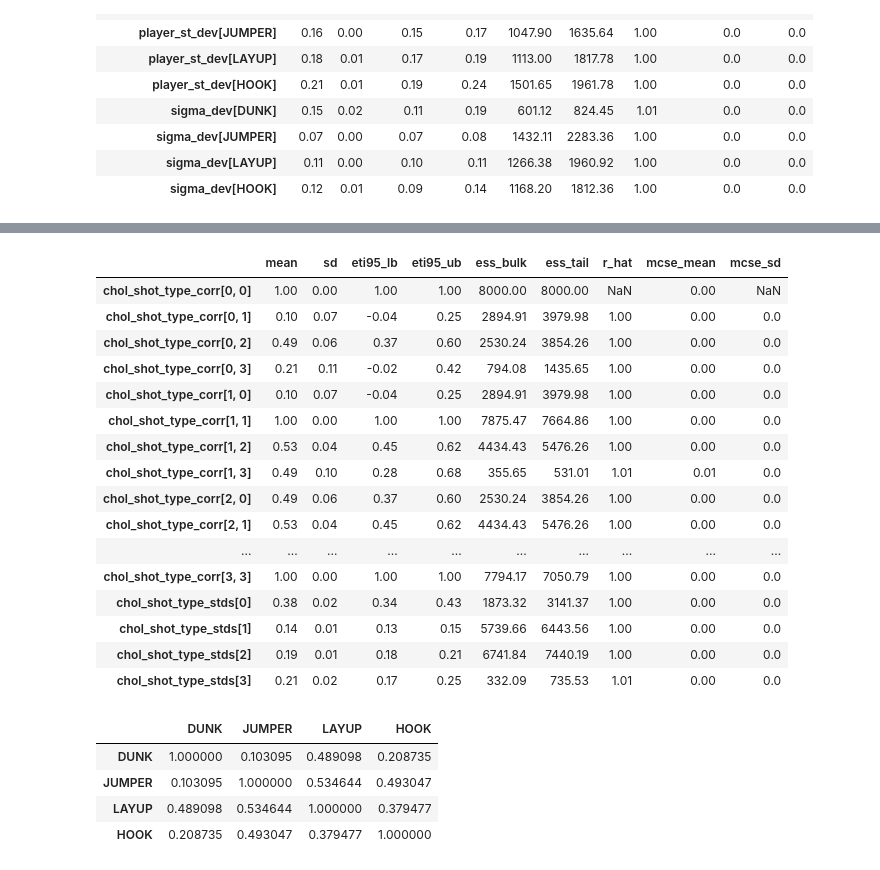
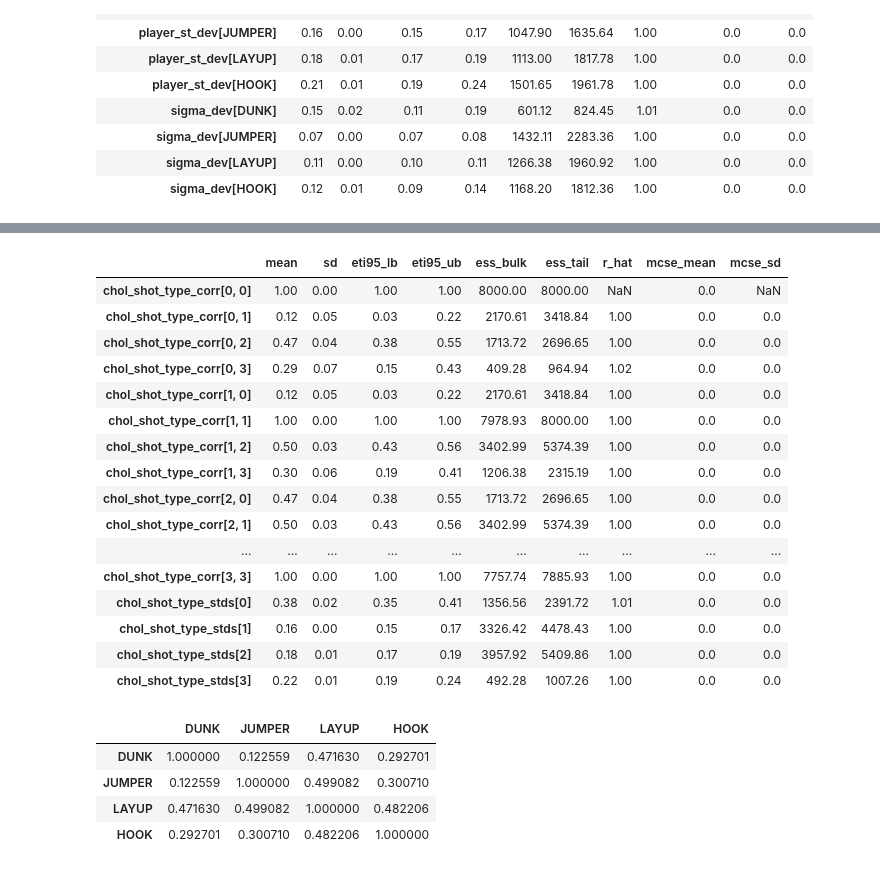
Before and after one commit to remmertjack/portfolio, a Jupyter notebook: bball_shotprobs/v2/skill_model.ipynb, the cells around one changed output, grey strips where cells are left out. Saved outputs shown, nothing was run; the diff lists cells and outputs as text; code cells hidden in the pictures.

```diff
--- a/bball_shotprobs/v2/skill_model.ipynb
+++ b/bball_shotprobs/v2/skill_model.ipynb
@@ -45,14 +45,8 @@ df.head(10)
 | 8 | A.J. Lawson (1630639) | 2024-25 | LAYUP | 1630639.0 | A.J. Lawson | 25.043121 | -0.561239 | 78.0 | -0.203215 | ... |
 | 9 | A.J. Lawson (1630639) | 2025-26 | DUNK | 1630639.0 | A.J. Lawson | 26.042437 | -0.318437 | 78.0 | -0.203215 | ... |
 # %%
-# df = df.loc[df['SEASON'].isin(['2021-22','2022-23','2023-24','2024-25','2025-26'])]
-# min_attempts_threshold = 100
-# player_attempts = df.groupby("player_full_id")["attempts"].sum()
-# active_players = player_attempts[player_attempts >= min_attempts_threshold].index
-# df_filtered = df[df["player_full_id"].isin(active_players)]
-# df_filtered = df_filtered.groupby(['player_full_id', 'shot_type']).filter(lambda x: x['attempts'].sum() >= 20)
-# df_filtered.head()
-# df = df_filtered.copy()
+test = df.loc[df['SEASON'].isin(['2025-26'])].reset_index(drop=True)
+df = df.loc[~df['SEASON'].isin(['2025-26'])].reset_index(drop=True)
 # %%
 df.shape
 # %% [output]
@@ -306,7 +255,7 @@ coords = {
 n_shot_types = len(shot_type_lookup.keys())
 n_seasons = len(coords["season"])
 
-with pm.Model(coords=coords) as model_chol:
+with pm.Model(coords=coords) as model_mvn:
     shots_made = pm.Data("shots_made", target, dims=("obs_id",))
     offset_data = pm.Data("offset_data", offset_vals, dims=("obs_id",))
     attempts_data = pm.Data("attempts_data", attempts_vals, dims=("obs_id",))
@@ -342,6 +291,6 @@ with pm.Model(coords=coords) as model_chol:
     )
     pm.Binomial("obs", n=attempts_data, p=pm.math.sigmoid(theta), observed=shots_made)
 # %%
-trace_chol = sample(model_chol, tune=3000, draws=2000, target_accept=0.99, dense_mass=True)
+trace_mvn = sample(model_mvn, tune=3000, draws=2000, target_accept=0.99, dense_mass=True, path='trace_mvn.nc')
 # %% [output]
 The rhat statistic is larger than 1.01 for some parameters. This indicates problems during sampling. See https://arxiv.org/abs/1903.08008 for details
@@ -369,25 +317,25 @@ azs.summary(trace_chol, var_names=["offset_weight", "shot_type_intercept", "chol
 # %%
-az.summary(trace_chol, var_names=["chol_shot_type_corr","chol_shot_type_stds"], ci_prob=0.95, round_to=2)
+az.summary(trace_mvn, var_names=["chol_shot_type_corr","chol_shot_type_stds"], ci_prob=0.95, round_to=2)
 # %% [output]
 |  | mean | sd | eti95_lb | eti95_ub | ess_bulk | ess_tail | r_hat | mcse_mean | mcse_sd |
-| chol_shot_type_corr[0, 0] | 1.00 | 0.00 | 1.00 | 1.00 | 8000.00 | 8000.00 | NaN | 0.00 | NaN |
-| chol_shot_type_corr[0, 1] | 0.10 | 0.07 | -0.04 | 0.25 | 2894.91 | 3979.98 | 1.00 | 0.00 | 0.0 |
-| chol_shot_type_corr[0, 2] | 0.49 | 0.06 | 0.37 | 0.60 | 2530.24 | 3854.26 | 1.00 | 0.00 | 0.0 |
-| chol_shot_type_corr[0, 3] | 0.21 | 0.11 | -0.02 | 0.42 | 794.08 | 1435.65 | 1.00 | 0.00 | 0.0 |
-| chol_shot_type_corr[1, 0] | 0.10 | 0.07 | -0.04 | 0.25 | 2894.91 | 3979.98 | 1.00 | 0.00 | 0.0 |
-| chol_shot_type_corr[1, 1] | 1.00 | 0.00 | 1.00 | 1.00 | 7875.47 | 7664.86 | 1.00 | 0.00 | 0.0 |
-| chol_shot_type_corr[1, 2] | 0.53 | 0.04 | 0.45 | 0.62 | 4434.43 | 5476.26 | 1.00 | 0.00 | 0.0 |
-| chol_shot_type_corr[1, 3] | 0.49 | 0.10 | 0.28 | 0.68 | 355.65 | 531.01 | 1.01 | 0.01 | 0.0 |
-| chol_shot_type_corr[2, 0] | 0.49 | 0.06 | 0.37 | 0.60 | 2530.24 | 3854.26 | 1.00 | 0.00 | 0.0 |
-| chol_shot_type_corr[2, 1] | 0.53 | 0.04 | 0.45 | 0.62 | 4434.43 | 5476.26 | 1.00 | 0.00 | 0.0 |
+| chol_shot_type_corr[0, 0] | 1.00 | 0.00 | 1.00 | 1.00 | 8000.00 | 8000.00 | NaN | 0.0 | NaN |
+| chol_shot_type_corr[0, 1] | 0.12 | 0.05 | 0.03 | 0.22 | 2170.61 | 3418.84 | 1.00 | 0.0 | 0.0 |
+| chol_shot_type_corr[0, 2] | 0.47 | 0.04 | 0.38 | 0.55 | 1713.72 | 2696.65 | 1.00 | 0.0 | 0.0 |
+| chol_shot_type_corr[0, 3] | 0.29 | 0.07 | 0.15 | 0.43 | 409.28 | 964.94 | 1.02 | 0.0 | 0.0 |
+| chol_shot_type_corr[1, 0] | 0.12 | 0.05 | 0.03 | 0.22 | 2170.61 | 3418.84 | 1.00 | 0.0 | 0.0 |
+| chol_shot_type_corr[1, 1] | 1.00 | 0.00 | 1.00 | 1.00 | 7978.93 | 8000.00 | 1.00 | 0.0 | 0.0 |
+| chol_shot_type_corr[1, 2] | 0.50 | 0.03 | 0.43 | 0.56 | 3402.99 | 5374.39 | 1.00 | 0.0 | 0.0 |
+| chol_shot_type_corr[1, 3] | 0.30 | 0.06 | 0.19 | 0.41 | 1206.38 | 2315.19 | 1.00 | 0.0 | 0.0 |
+| chol_shot_type_corr[2, 0] | 0.47 | 0.04 | 0.38 | 0.55 | 1713.72 | 2696.65 | 1.00 | 0.0 | 0.0 |
+| chol_shot_type_corr[2, 1] | 0.50 | 0.03 | 0.43 | 0.56 | 3402.99 | 5374.39 | 1.00 | 0.0 | 0.0 |
 | ... | ... | ... | ... | ... | ... | ... | ... | ... | ... |
-| chol_shot_type_corr[3, 3] | 1.00 | 0.00 | 1.00 | 1.00 | 7794.17 | 7050.79 | 1.00 | 0.00 | 0.0 |
-| chol_shot_type_stds[0] | 0.38 | 0.02 | 0.34 | 0.43 | 1873.32 | 3141.37 | 1.00 | 0.00 | 0.0 |
-| chol_shot_type_stds[1] | 0.14 | 0.01 | 0.13 | 0.15 | 5739.66 | 6443.56 | 1.00 | 0.00 | 0.0 |
-| chol_shot_type_stds[2] | 0.19 | 0.01 | 0.18 | 0.21 | 6741.84 | 7440.19 | 1.00 | 0.00 | 0.0 |
-| chol_shot_type_stds[3] | 0.21 | 0.02 | 0.17 | 0.25 | 332.09 | 735.53 | 1.01 | 0.00 | 0.0 |
+| chol_shot_type_corr[3, 3] | 1.00 | 0.00 | 1.00 | 1.00 | 7757.74 | 7885.93 | 1.00 | 0.0 | 0.0 |
+| chol_shot_type_stds[0] | 0.38 | 0.02 | 0.35 | 0.41 | 1356.56 | 2391.72 | 1.01 | 0.0 | 0.0 |
+| chol_shot_type_stds[1] | 0.16 | 0.00 | 0.15 | 0.17 | 3326.42 | 4478.43 | 1.00 | 0.0 | 0.0 |
+| chol_shot_type_stds[2] | 0.18 | 0.01 | 0.17 | 0.19 | 3957.92 | 5409.86 | 1.00 | 0.0 | 0.0 |
+| chol_shot_type_stds[3] | 0.22 | 0.01 | 0.19 | 0.24 | 492.28 | 1007.26 | 1.00 | 0.0 | 0.0 |
 # %%
-corr = trace_chol.posterior["chol_shot_type_corr"]
+corr = trace_mvn.posterior["chol_shot_type_corr"]
 corr_mean = corr.mean(dim=["chain", "draw"]).values
 pd.DataFrame(
     corr_mean,
@@ -396,10 +344,10 @@ pd.DataFrame(
 )
 # %% [output]
 |  | DUNK | JUMPER | LAYUP | HOOK |
-| DUNK | 1.000000 | 0.103095 | 0.489098 | 0.208735 |
-| JUMPER | 0.103095 | 1.000000 | 0.534644 | 0.493047 |
-| LAYUP | 0.489098 | 0.534644 | 1.000000 | 0.379477 |
-| HOOK | 0.208735 | 0.493047 | 0.379477 | 1.000000 |
+| DUNK | 1.000000 | 0.122559 | 0.471630 | 0.292701 |
+| JUMPER | 0.122559 | 1.000000 | 0.499082 | 0.300710 |
+| LAYUP | 0.471630 | 0.499082 | 1.000000 | 0.482206 |
+| HOOK | 0.292701 | 0.300710 | 0.482206 | 1.000000 |
 # %%
 corr_05 = corr.quantile(0.05, dim=("chain", "draw")).values
 corr_95 = corr.quantile(0.95, dim=("chain", "draw")).values
```
Also changed, not shown: parts of 45 cells of this notebook.
